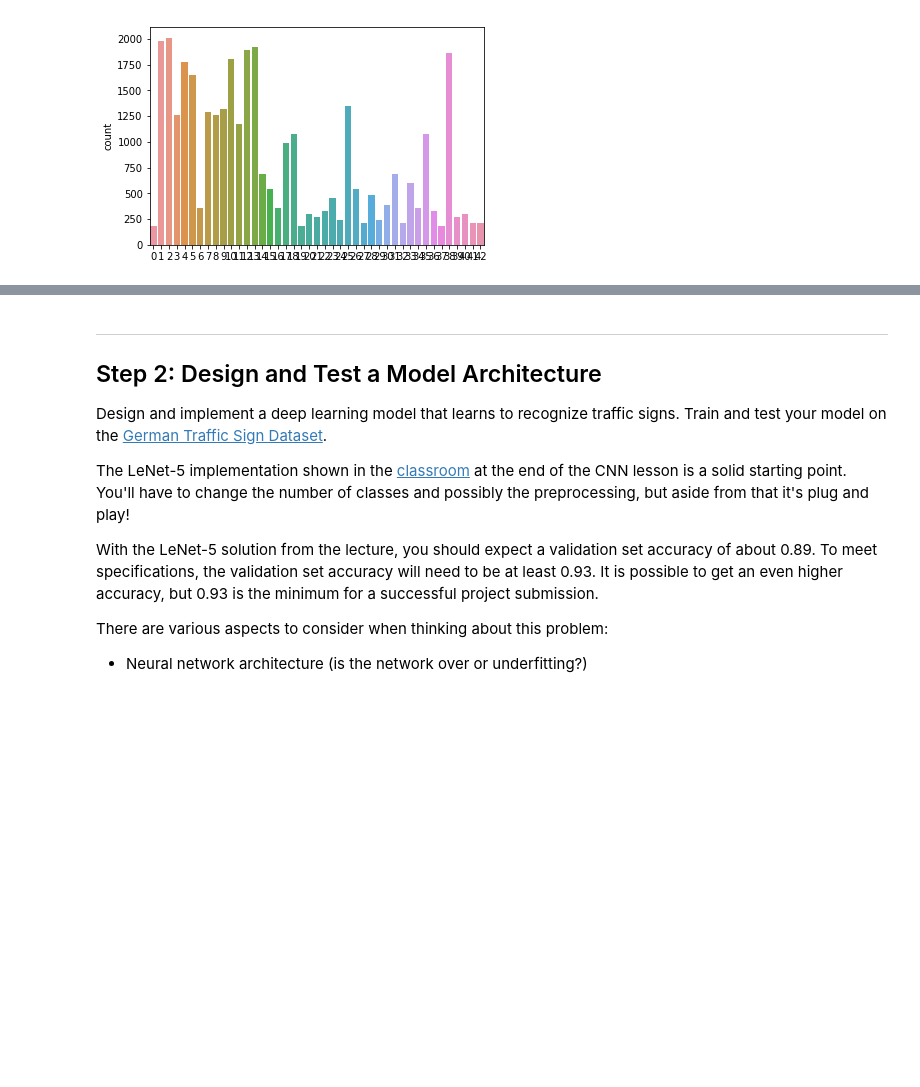
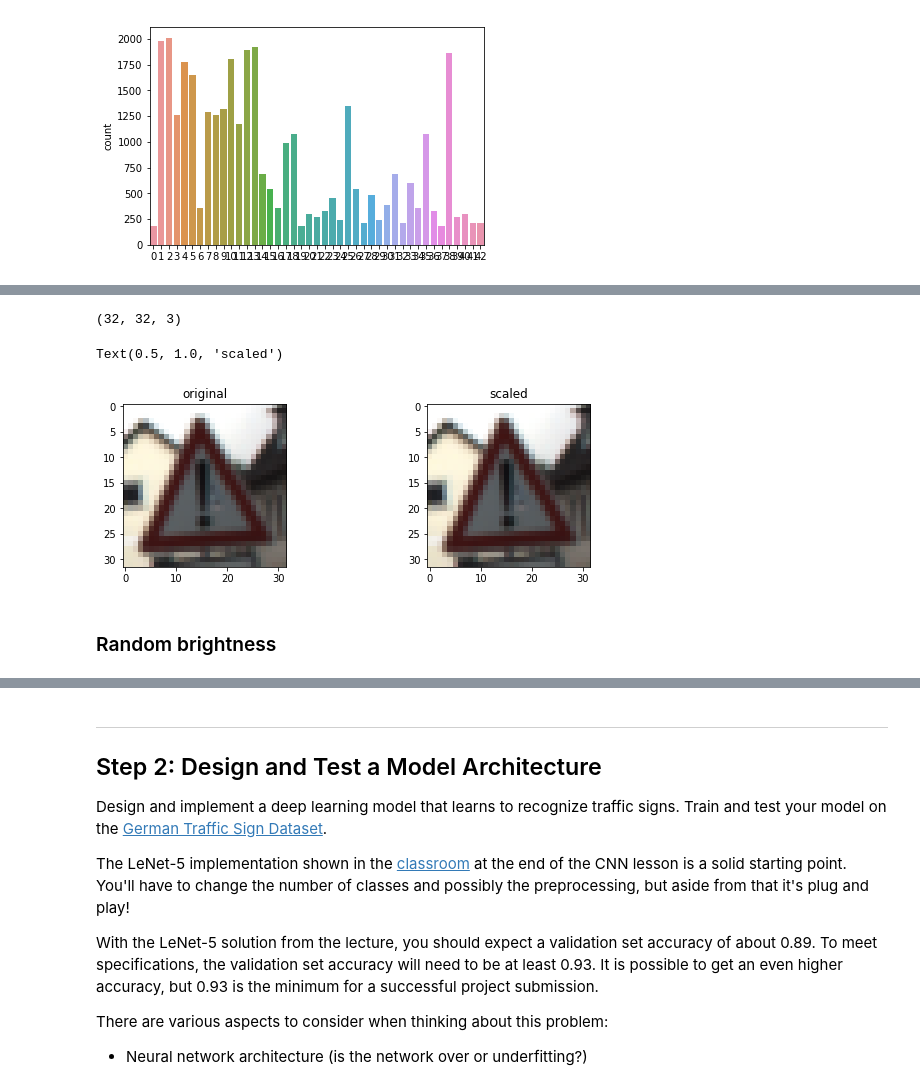
Before and after one commit to JahanAjani/CarND-Traffic-Sign-Classifier-Project, a Jupyter notebook: Traffic_Sign_Classifier.ipynb, the cells around one changed output, grey strips where cells are left out. Saved outputs shown, nothing was run; the diff lists cells and outputs as text; code cells hidden in the pictures; blank space fills up the shorter version.

```diff
--- a/Traffic_Sign_Classifier.ipynb
+++ b/Traffic_Sign_Classifier.ipynb
@@ -127,0 +162,33 @@ plt.imshow(features.squeeze())
+# %%
+def random_scaling(img):
+
+    rows, cols,_ =  img.shape
+    # px pixels to scale image
+    px = np.random.randint(-2,2)
+
+    # ending locations
+    pts1 = np.float32([[px,px],[rows-px, px],[px,cols-px],[rows-px,cols-px]])
+    # starting locations
+    pts2 = np.float32([[0,0],[rows,0], [0,cols],[rows,cols]])
+
+    M = cv2.getPerspectiveTransform(pts2,pts1)
+    dst = cv2.warpPerspective(img, M, (rows,cols))
+    #dst = dst[:, :, np.newaxis]
+
+    return dst
+# %%
+scaled_image_test = random_scaling(X_train[24])
+print(scaled_image_test.shape)
+fg, ax = plt.subplots(1,2, figsize=(10,3))
+
+ax[0].imshow(X_train[24].squeeze())
+ax[0].set_title('original')
+
+ax[1].imshow(scaled_image_test.squeeze())
+ax[1].set_title('scaled')
+# %% [output]
+(32, 32, 3)
+Text(0.5, 1.0, 'scaled')
+[figure, added]
+# %% [markdown]
+### Random brightness
```
Also changed, not shown: parts of 32 cells of this notebook, 4 other files.
